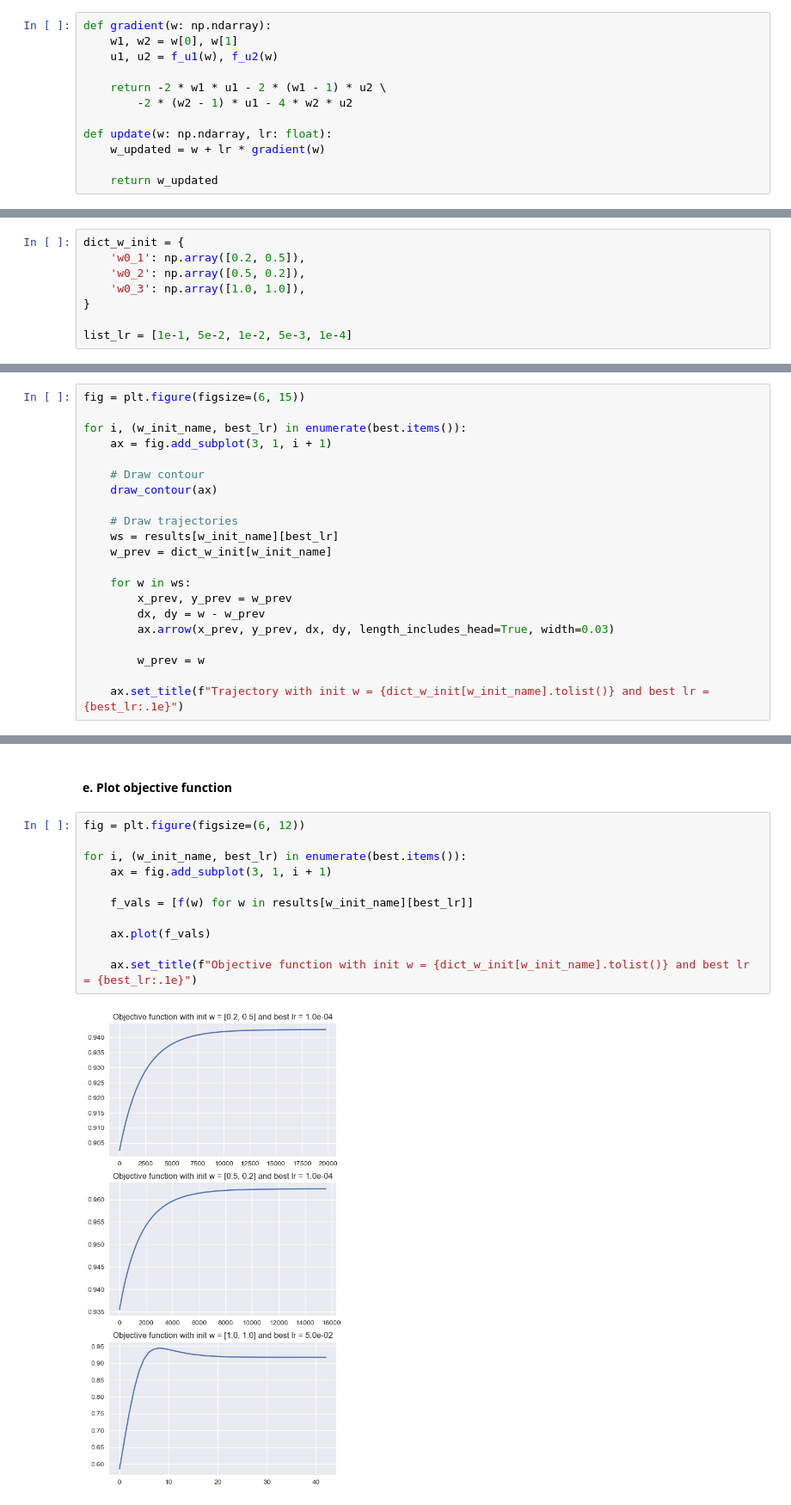
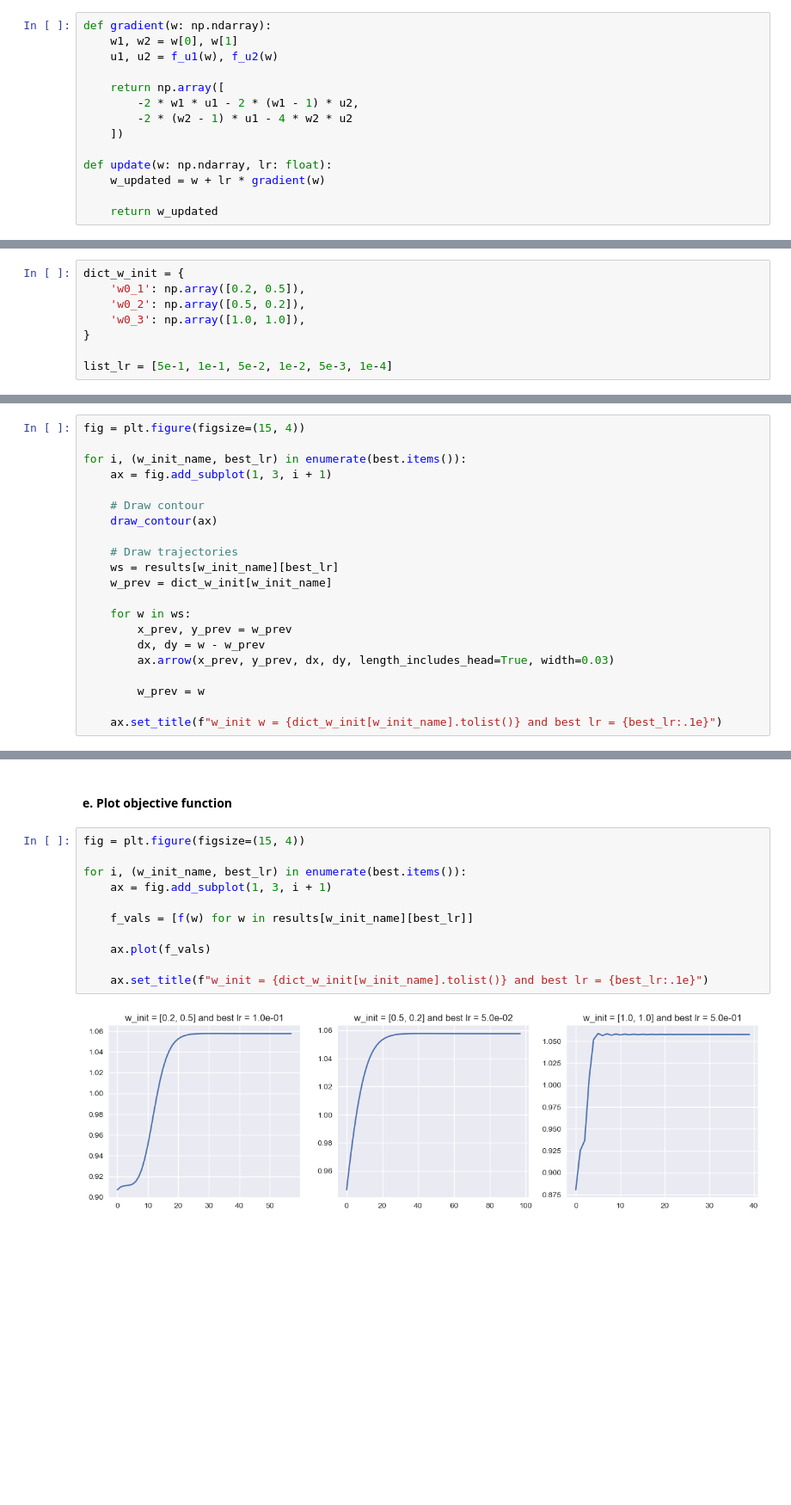
Before and after one commit to hoanghl/master-hw, a Jupyter notebook: exercise_1/prob2/ex_2_1.ipynb, the cells around one changed output, grey strips where cells are left out. Shown: that part at 86% size. Saved outputs shown, nothing was run; the diff lists cells and outputs as text; blank space fills up the shorter version.

```diff
--- a/exercise_1/prob2/ex_2_1.ipynb
+++ b/exercise_1/prob2/ex_2_1.ipynb
@@ -50,8 +50,10 @@ def gradient(w: np.ndarray):
     w1, w2 = w[0], w[1]
     u1, u2 = f_u1(w), f_u2(w)
 
-    return -2 * w1 * u1 - 2 * (w1 - 1) * u2 \
+    return np.array([
+        -2 * w1 * u1 - 2 * (w1 - 1) * u2,
         -2 * (w2 - 1) * u1 - 4 * w2 * u2
+    ])
 
 def update(w: np.ndarray, lr: float):
     w_updated = w + lr * gradient(w)
@@ -66,7 +68,7 @@ dict_w_init = {
     'w0_3': np.array([1.0, 1.0]),
 }
 
-list_lr = [1e-1, 5e-2, 1e-2, 5e-3, 1e-4]
+list_lr = [5e-1, 1e-1, 5e-2, 1e-2, 5e-3, 1e-4]
 # %%
 results = {
     'w0_1': defaultdict(list),
@@ -123,10 +125,10 @@ def draw_contour(ax):
     ax.set_xlabel("w1")
     ax.set_ylabel("w2")
 # %%
-fig = plt.figure(figsize=(6, 15))
+fig = plt.figure(figsize=(15, 4))
 
 for i, (w_init_name, best_lr) in enumerate(best.items()):
-    ax = fig.add_subplot(3, 1, i + 1)
+    ax = fig.add_subplot(1, 3, i + 1)
 
     # Draw contour
     draw_contour(ax)
@@ -142,5 +144,5 @@ for i, (w_init_name, best_lr) in enumerate(best.items()):
 
         w_prev = w
 
-    ax.set_title(f"Trajectory with init w = {dict_w_init[w_init_name].tolist()} and best lr = {best_lr:.1e}")
+    ax.set_title(f"w_init w = {dict_w_init[w_init_name].tolist()} and best lr = {best_lr:.1e}")
 # %% [output]
@@ -148,15 +150,15 @@ for i, (w_init_name, best_lr) in enumerate(best.items()):
 # %% [markdown]
 #### e. Plot objective function
 # %%
-fig = plt.figure(figsize=(6, 12))
+fig = plt.figure(figsize=(15, 4))
 
 for i, (w_init_name, best_lr) in enumerate(best.items()):
-    ax = fig.add_subplot(3, 1, i + 1)
+    ax = fig.add_subplot(1, 3, i + 1)
 
     f_vals = [f(w) for w in results[w_init_name][best_lr]]
 
     ax.plot(f_vals)
 
-    ax.set_title(f"Objective function with init w = {dict_w_init[w_init_name].tolist()} and best lr = {best_lr:.1e}")
+    ax.set_title(f"w_init = {dict_w_init[w_init_name].tolist()} and best lr = {best_lr:.1e}")
 # %% [output]
-[figure, old version]
+[figure, new version]
```
Also changed, not shown: parts of 2 cells of this notebook, 2 other files.
